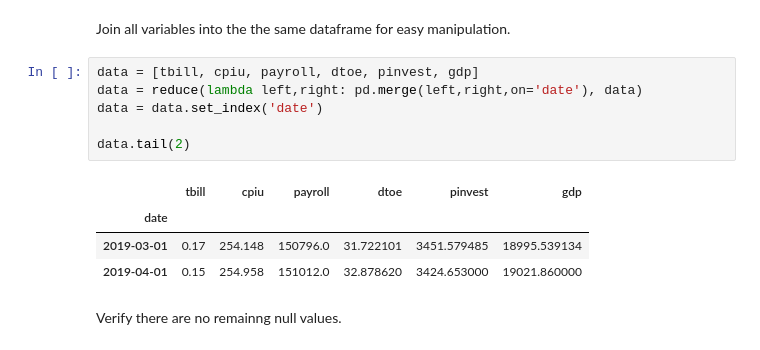
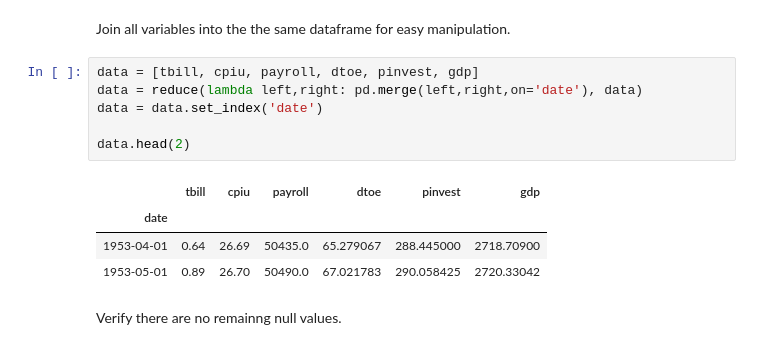
Before and after one commit to jiajunyuan/python-recession-forecaster, a Jupyter notebook: recession_predictor_first_diff.ipynb, the cells around one changed output. Saved outputs shown, nothing was run; the diff lists cells and outputs as text.

```diff
--- a/recession_predictor_first_diff.ipynb
+++ b/recession_predictor_first_diff.ipynb
@@ -170,14 +172,14 @@ Join all variables into the the same dataframe for easy manipulation.
 # %%
 data = [tbill, cpiu, payroll, dtoe, pinvest, gdp]
 data = reduce(lambda left,right: pd.merge(left,right,on='date'), data)
 data = data.set_index('date')
 
-data.tail(2)
+data.head(2)
 # %% [output]
 |  | tbill | cpiu | payroll | dtoe | pinvest | gdp |
 | date |  |  |  |  |  |  |
-| 2019-03-01 | 0.17 | 254.148 | 150796.0 | 31.722101 | 3451.579485 | 18995.539134 |
-| 2019-04-01 | 0.15 | 254.958 | 151012.0 | 32.878620 | 3424.653000 | 19021.860000 |
+| 1953-04-01 | 0.64 | 26.69 | 50435.0 | 65.279067 | 288.445000 | 2718.70900 |
+| 1953-05-01 | 0.89 | 26.70 | 50490.0 | 67.021783 | 290.058425 | 2720.33042 |
 # %% [markdown]
 Verify there are no remainng null values.
 # %%
```
Also changed, not shown: parts of 20 cells of this notebook, 1 other file.
